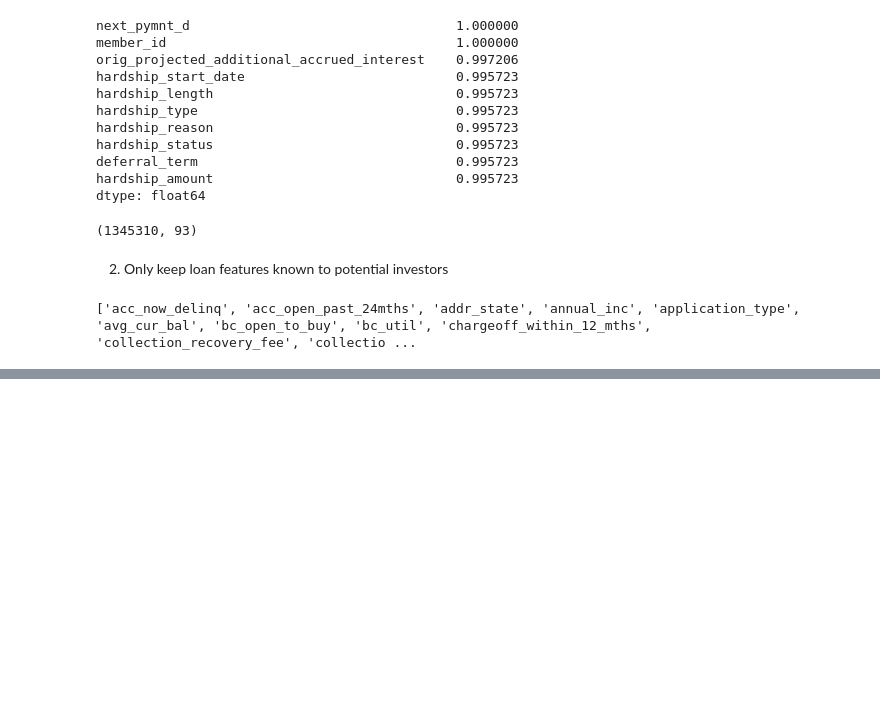
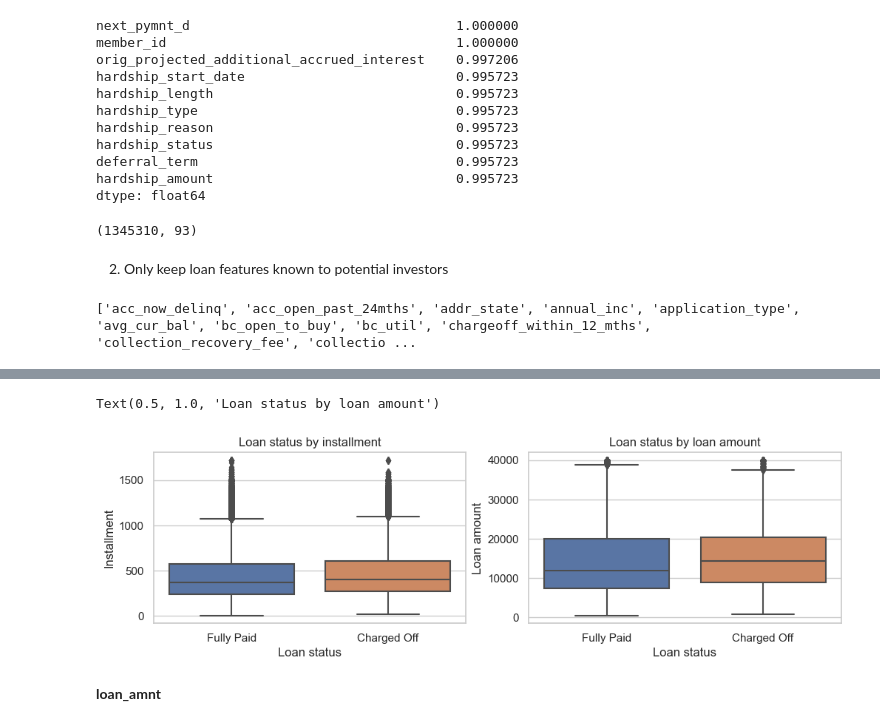
Before and after one commit to Siying6560/Lending-Club-Loan-Classification, a Jupyter notebook: LendingLoanEDA.ipynb, the cells around one changed output, grey strips where cells are left out. Drawn from its saved outputs; the diff is of its cells as text; code cells hidden in the pictures; blank space fills up the shorter version.

```diff
--- a/LendingLoanEDA.ipynb
+++ b/LendingLoanEDA.ipynb
@@ -127,0 +216,14 @@ print(sorted(loans.columns))
+# %%
+f, (ax1,ax2) = plt.subplots(nrows = 1, ncols = 2, figsize = (12,3))
+sns.boxplot(data = loans, y = 'installment', x = 'loan_status', ax= ax1)
+ax1.set_ylabel('Installment')
+ax1.set_xlabel('Loan status')
+ax1.set_title('Loan status by installment')
+
+sns.boxplot(data = loans, y = 'loan_amnt', x = 'loan_status', ax= ax2)
+ax2.set_xlabel('Loan status')
+ax2.set_ylabel('Loan amount')
+ax2.set_title('Loan status by loan amount')
+# %% [output]
+Text(0.5, 1.0, 'Loan status by loan amount')
+[figure, added]
@@ -127,0 +254,2 @@ print(sorted(loans.columns))
+# %% [markdown]
+**loan_amnt**
```
Also changed, not shown: parts of 20 cells of this notebook.
